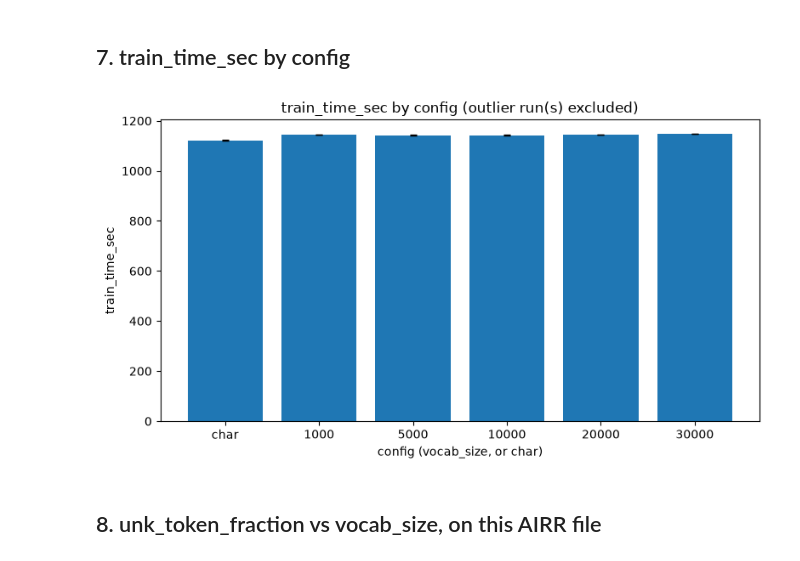
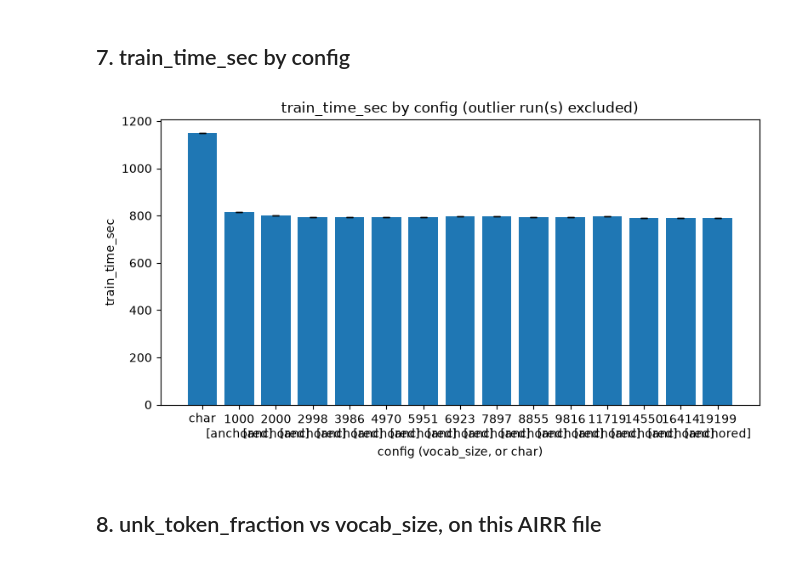
Before and after one commit to demidovamaria/irrm-codec, a Jupyter notebook: notebooks/compare_forward_tokenizers_report.ipynb, the cells around one changed output. Drawn from its saved outputs; the diff is of its cells as text; code cells hidden in the pictures.

Commit message:
Fix mixed pad_layout/max_token_len

```diff
--- a/notebooks/compare_forward_tokenizers_report.ipynb
+++ b/notebooks/compare_forward_tokenizers_report.ipynb
@@ -9,11 +9,8 @@ Interpretation notes live in markdown cells next to each plot, not on the plots
 themselves — the plots only show data (axes, legend identifying which series is which).
 # %%
 # parameters
-RESULTS_DIR = "../artifacts/compare_forward_tokenizers_background100k_40epochs_upto30k"
-# Optional: output of calc_tokenization_stats.py run on the SAME AIRR file used above,
-# with --tokenizers-dir pointing at the same WordPiece tokenizers. Leave as-is if you
-# haven't run that diagnostic yet - the relevant section below will just note that.
-DOMAIN_TOKENIZATION_STATS_PATH = "../artifacts/tokenizers_1M_integ_on_background100k/tokenization_stats.json"
+RESULTS_DIR = "../artifacts/compare_forward_tokenizers_2026-08-01_fine_grid_individual_maxlen_maxtokenlen9_anchored_40epochs"
+DOMAIN_TOKENIZATION_STATS_PATH = "../artifacts/REPLACE_ME_domain_stats/tokenization_stats.json"
 # %%
 import json
 from pathlib import Path
@@ -245,23 +276,27 @@ if len(outliers):
           f"(likely contaminated by something external, e.g. the machine sleeping mid-run):")
     print(outliers[["tokenizer", "vocab_size", "seed", "train_time_sec", "time_ratio_vs_median"]].to_string(index=False))
 # %%
+group_cols = ["tokenizer", "vocab_size", "max_token_len", "pad_layout"]
 time_stats = (
-    clean.groupby(["tokenizer", "vocab_size"])["train_time_sec"]
+    clean.groupby(group_cols, dropna=False)["train_time_sec"]
     .agg(["mean", "std"])
     .reset_index()
-    .sort_values(["tokenizer", "vocab_size"])
+    .sort_values(group_cols)
 )
-time_labels = ["char" if t == "char" else str(int(v)) for t, v in zip(time_stats["tokenizer"], time_stats["vocab_size"])]
+time_labels = [
+    "char" if t == "char" else f"{int(v)}" + ("" if pl == "end" else f"\n[{pl}]")
+    for t, v, pl in zip(time_stats["tokenizer"], time_stats["vocab_size"], time_stats["pad_layout"])
+]
 
 fig, ax = plt.subplots(figsize=(8, 4.5))
 ax.bar(time_labels, time_stats["mean"], yerr=time_stats["std"].fillna(0), capsize=3)
 ax.set_xlabel("config (vocab_size, or char)")
 ax.set_ylabel("train_time_sec")
 ax.set_title("train_time_sec by config (outlier run(s) excluded)")
 plt.tight_layout()
 plt.show()
 # %% [output]
-[figure, old version]
+[figure, new version]
 # %% [markdown]
 ## 8. unk_token_fraction vs vocab_size, on this AIRR file
 # %%
```
Also changed, not shown: parts of 10 cells of this notebook.
